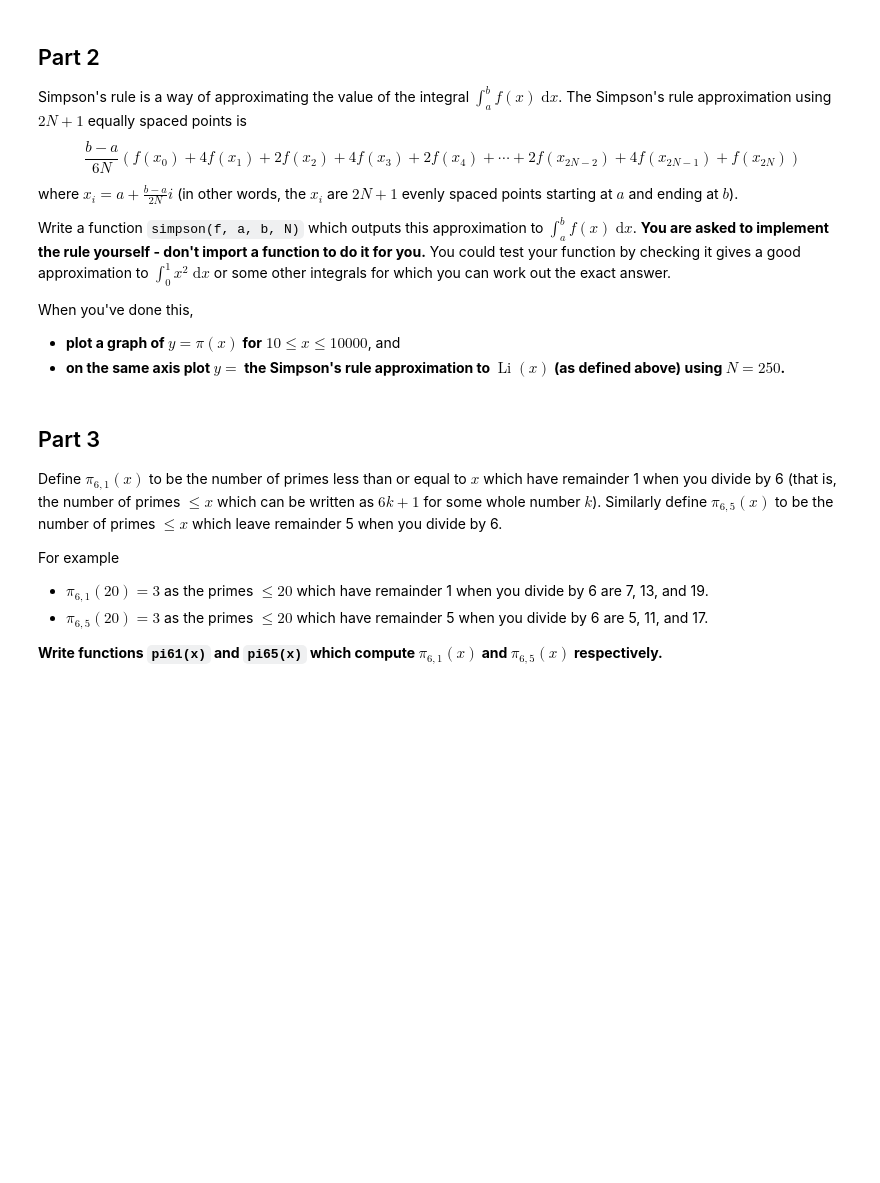
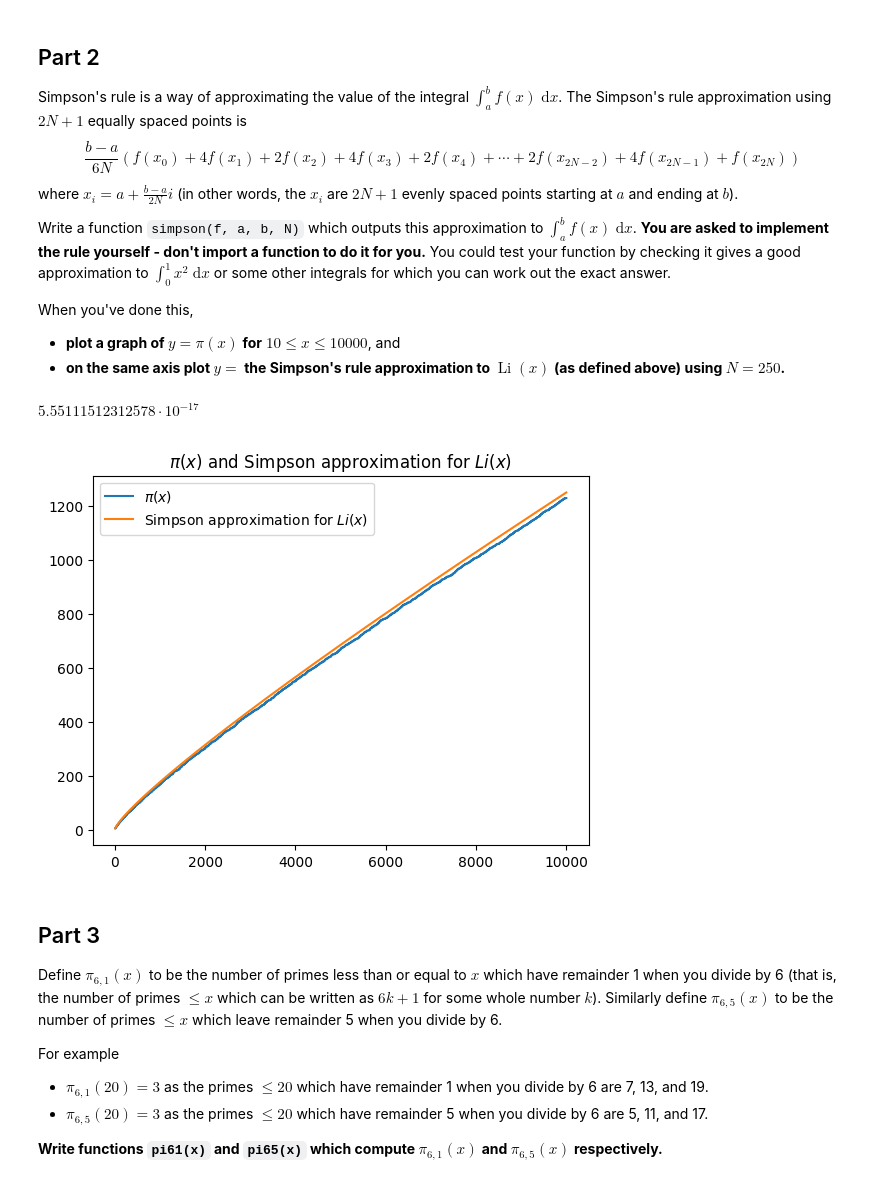
Before and after one commit to jupiterzw/ucl_math0011_projects, a Jupyter notebook: Project 7 - Chebyshev Bias.ipynb, the cells around one changed output. Drawn from its saved outputs; the diff is of its cells as text; code cells hidden in the pictures; blank space fills up the shorter version.

```diff
--- a/Project 7 - Chebyshev Bias.ipynb
+++ b/Project 7 - Chebyshev Bias.ipynb
@@ -65,6 +92,41 @@ Write a function `simpson(f, a, b, N)` which outputs this approximation to $\int
 When you've done this,
  - **plot a graph of $y=\pi(x)$ for** $10 \leq x \leq 10000$, and
  - **on the same axis plot $y=$ the Simpson's rule approximation to $\operatorname{Li}(x)$ (as defined above) using $N=250$.**
+# %%
+def simpson(f, a, b, N):
+    xs = np.linspace(a, b, 2 * N + 1)
+    y = f(xs)
+    simpson_approx = (b - a) / (6 * N) * (y[0] + 4 * np.sum(y[1: -1: 2]) + 2 * np.sum(y[2: -2: 2]) + y[-1])
+    return simpson_approx
+# %%
+# Test the simpson function in the above cell
+def f(x):
+    return x ** 2
+
+x = sp.Symbol('x')
+
+simpson(f, 0, 1, 250) - sp.integrate(x ** 2, (x, 0, 1)) # return a very small number of order 10^(-17)
+# %% [output]
+$\displaystyle 5.55111512312578 \cdot 10^{-17}$
+# %%
+xs = np.linspace(10, 10000, 100000)
+ys = [sp.primepi(x) for x in xs]
+
+def Li(x):
+    return 1 / np.log(x)
+
+zs = [simpson(Li, 2, x, 250) for x in xs] # a list containing Simpson approximation to Li(x) for x in xs
+
+# Plot pi(x) and Simpson approximation to Li(x) on the same axis
+plt.figure()
+plt.plot(xs, ys, label='$\pi(x)$')
+plt.plot(xs, zs, label='Simpson approximation for $Li(x)$')
+plt.legend()
+plt.title('$\pi(x)$ and Simpson approximation for $Li(x)$')
+
+plt.show()
+# %% [output]
+[figure, added]
 # %% [markdown]
 ## Part 3
 
```
Also changed, not shown: parts of 6 cells of this notebook.
